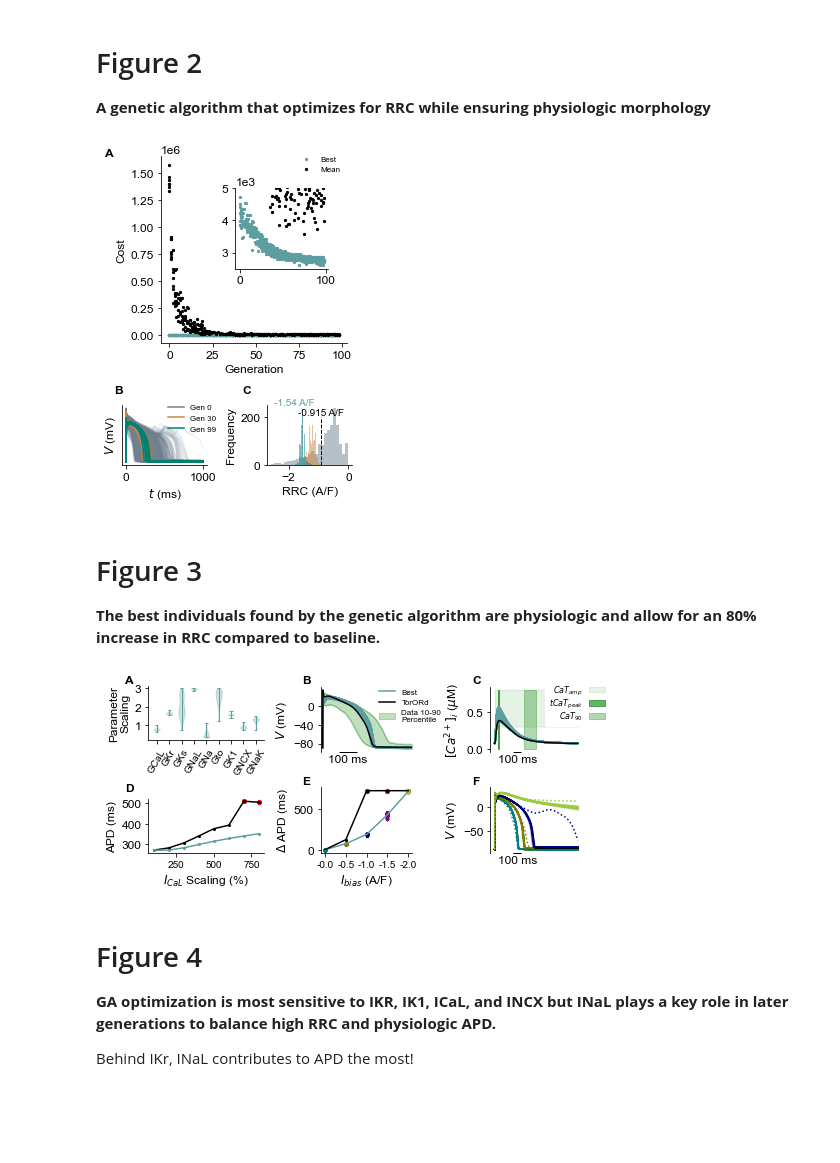
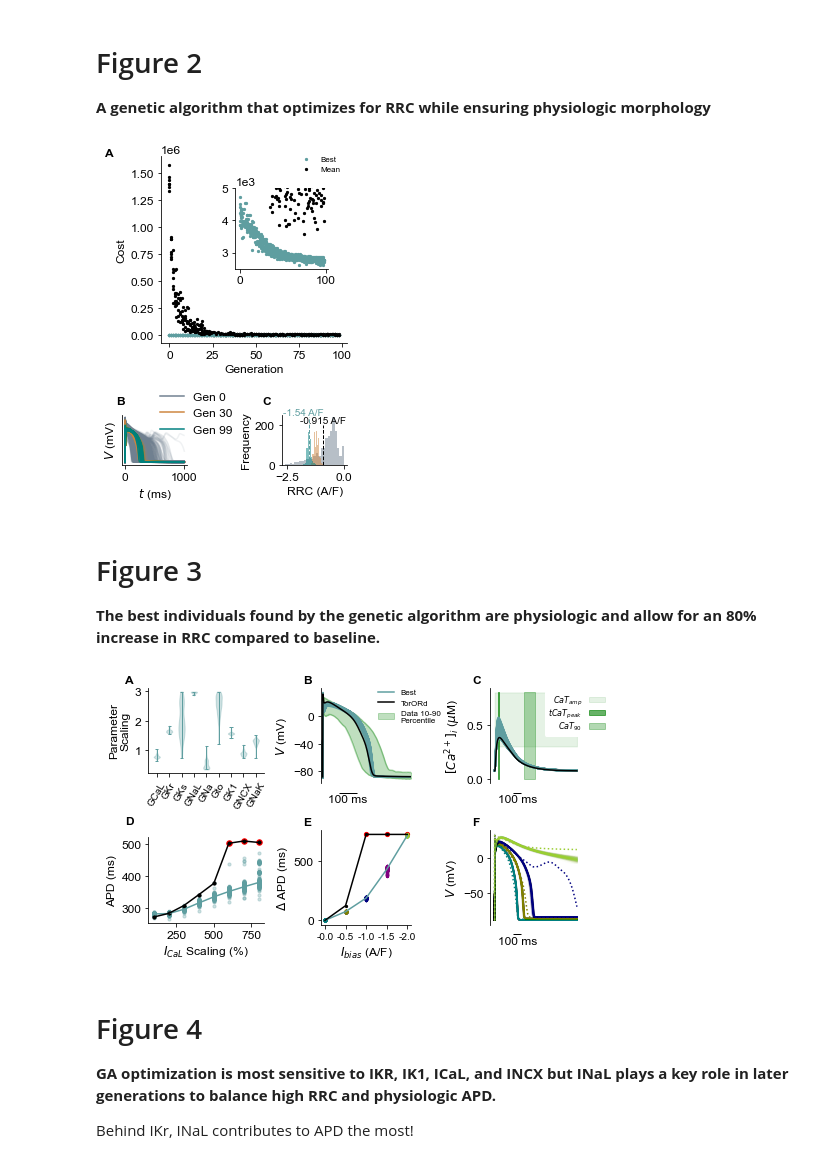
Before and after one commit to Christini-Lab/rrc-conductance-profile, a Jupyter notebook: reproduce_figures.ipynb, the cells around one changed output. Drawn from its saved outputs; the diff is of its cells as text; code cells hidden in the pictures; blank space fills up the shorter version.

```diff
--- a/reproduce_figures.ipynb
+++ b/reproduce_figures.ipynb
@@ -41,7 +41,8 @@ figures_path = './figures/'
 all_trials = pd.read_csv(data_path+'/all_data.csv.bz2')
 fig2_data = pd.read_csv(data_path+'/fig2_data.csv.bz2')
 cond_data = pickle.load(open(data_path+'/cond_data.pkl', 'rb'))
-robust_data = pickle.load(open(data_path+'/robust_data.pkl', 'rb'))
+#robust_data = pickle.load(open(data_path+'/robust_data.pkl', 'rb'))
+robust_data = pd.read_csv('./data/robust_data_ical.csv.bz2')
 best_data = pd.read_csv(data_path+'/best_data.csv.bz2')
 rrc_data = pd.read_csv(data_path+'/rrc_data.csv.bz2')
 sens_data = pd.read_csv(data_path+'/sens_opt.csv.bz2')
@@ -172,7 +173,7 @@ axs4.set_xlabel('Generation');
 axs4_in.set_ylim([-16000, 23000])
 #axs4.indicate_inset_zoom(axs4_in, edgecolor="black", alpha = 1)
 axs4_in.set_ylim([2500, 5000])
-axs4_in.legend(['Best', 'Mean'], loc='upper right', bbox_to_anchor = (1.2,1.5), frameon = False, fontsize=8)
+axs4_in.legend(['Best', 'Mean'], loc='upper right', bbox_to_anchor = (1.2,1.5), frameon = False, fontsize = 8)
 axs4_in.ticklabel_format(axis="y", style="sci", scilimits=(0,0))
 
 ##########################################################################################################################################################
@@ -195,7 +196,7 @@ axs5[0].set_ylabel('$V$ (mV)')
 axs5[0].set_xlabel('$t$ (ms)')
 axs5[0].tick_params(left=False)
 axs5[0].tick_params(labelleft=False)
-axs5[0].legend(frameon=False, loc = (0.5,0.5), fontsize=8)
+axs5[0].legend(frameon=False, loc = (0.5,0.5))
 
 axs5[1].set_ylabel('Frequency')
 axs5[1].set_xlabel('RRC (A/F)')
@@ -219,13 +220,13 @@ axs5[1].text(-0.3, 1.2, 'C', transform=axs5[1].transAxes, weight='bold')
 plt.savefig(figures_path+'fig2.pdf', trasparent=True)
 plt.savefig(figures_path+'fig2.png', trasparent=True)
 # %% [output]
-[figure, old version]
+[figure, new version]
 # %% [markdown]
 # Figure 3
 **The best individuals found by the genetic algorithm are physiologic and allow for an 80% increase in RRC compared to baseline.**
 # %%
 # SET UP FIGURE
-fig = plt.figure(figsize = (7, 3))
+fig = plt.figure(figsize = (7, 4))
 gs = GridSpec(nrows=1, ncols=2, figure = fig,  width_ratios=[1, 2])
 
 sub1 = fig.add_subfigure(gs[0])
@@ -271,29 +272,32 @@ axs[0, 1].plot(cond_data['BM']['dat']['engine.time'], np.array(cond_data['BM']['
 axs[0, 0].set_ylabel('$V$ (mV)')
 axs[0, 0].set_yticks(range(-80, 40, 40))
 axs[0, 0].set_xlim([-10, 500])
-axs[0, 0].legend(frameon = False, fontsize = 8, loc = (0.6, 0.4))
+axs[0, 0].legend(frameon = False, loc = (0.6, 0.6), fontsize = 8)
 
 axs[0, 1].set_ylabel('$[Ca^{2+}]_i$ ($\mu$M)')
 axs[0, 1].fill_between(cond_data['BM']['dat']['engine.time'], [3E-4*1000]*len(cond_data['BM']['dat']['engine.time']), [8E-4*1000]*len(cond_data['BM']['dat']['engine.time']), color='green', alpha = 0.1, label = '$CaT_{amp}$')
 axs[0, 1].fill_between(cond_data['BM']['dat']['engine.time'], 0.0008*1000, 0, where = (np.array(cond_data['BM']['dat']['engine.time'].tolist())>40) &  (np.array(cond_data['BM']['dat']['engine.time'].tolist())<60), color='green', alpha = 0.6, label = '$tCaT_{peak}$')
 axs[0, 1].fill_between(cond_data['BM']['dat']['engine.time'], 0.0008*1000, 0, where = (np.array(cond_data['BM']['dat']['engine.time'].tolist())>350) &  (np.array(cond_data['BM']['dat']['engine.time'].tolist())<500), color='green', alpha = 0.3, label = '$CaT_{90}$')
-axs[0, 1].legend(frameon = True, markerfirst=False, edgecolor = 'white', facecolor = 'white', framealpha=1, fontsize = 8, labelspacing = 0, loc = (0.6, 0.4))
+axs[0, 1].legend(frameon = True, fontsize = 8, markerfirst=False, edgecolor = 'white', facecolor = 'white', framealpha=1, labelspacing = 0, loc = (0.6, 0.5))
 #axs[0, 1].ticklabel_format(axis="y", style="sci", scilimits=(0,0))
 
 #########################################################################################################################
 
 # D) ICAL PURTURBATION
-ical_df = robust_data[robust_data['conductance']=='i_cal_pca_multiplier']
-axs1[1].plot(ical_df[ical_df['type']=='torord']['value']*100, ical_df[ical_df['type']=='torord']['apd90'].tolist(), label = 'torord', marker = 'o', color = 'black', markersize = 2)
-axs1[1].plot(ical_df[ical_df['type']=='optimized']['value']*100, ical_df[ical_df['type']=='optimized']['apd90'].tolist(), label = 'optimized', marker = 'o', color = 'cadetblue', markersize = 2)
+vals = [1, 2, 3, 4, 5, 6, 7, 8]
+for v in range(0, len(vals)):
+    data_og = list(robust_data['apd90_'+str(vals[v])])
+    data = [np.mean(eval(apds)) for apds in data_og if np.mean(eval(apds))<1000]
+    axs1[1].scatter([vals[v]*100]*len(data), data, color = 'cadetblue', s=10, alpha = 0.3)
+axs1[1].plot([v*100 for v in vals], [np.mean(eval(x)) for x in robust_data.filter(like = 'apd90').iloc[153]], color = 'cadetblue')
+
+baseline_data = robust_data[robust_data['type']=='baseline'].filter(like = 'apd90').reset_index(drop=True).iloc[0].to_list()
+b_data = [np.mean(eval(apds)) for apds in baseline_data]
+axs1[1].scatter([600, 700, 800], [b_data[5], b_data[6], b_data[7]], color = 'red', s = 30)
+axs1[1].scatter([v*100 for v in vals], b_data, color = 'Black', s = 10)
+axs1[1].plot([v*100 for v in vals], b_data, color = 'Black')
+axs1[1].set_ylabel('APD (ms)')
 axs1[1].set_xlabel('$I_{CaL}$ Scaling (%)')
-axs1[1].set_ylabel('APD (ms)')
-axs1[1].set_xticklabels([0, 250, 500, 750], fontsize = 10);
-
-
-for i in list(range(0, len(ical_df))):
-    if ical_df['result'][i] == 1:
-        axs1[1].scatter(ical_df['value'][i]*100, ical_df['apd90'][i], color = 'red', s = 18)
 
 #########################################################################################################################
 # E) RRC TRACES
@@ -327,34 +331,34 @@ for s in list(range(0,len(stims))):
 
     if stims[s] == 0.15:
         #do nothing
         axs[1,1].plot()
     else:
         for i in list(range(0, len(rrc_data['i_cal_pca_multiplier'])-1)):
             axs[1,1].plot(eval(rrc_data['t_'+str(stims[s])][i])[0], eval(rrc_data['v_'+str(stims[s])][i])[0], color = cols[s], alpha = 0.02)
 
         axs[1,1].plot(eval(rrc_data['t_'+str(stims[s])][len(rrc_data)-1])[0], eval(rrc_data['v_'+str(stims[s])][len(rrc_data)-1])[0], color = cols[s], label = str(stims[s])+'A/F', linestyle = 'dotted')
 
 axs[1,1].set_ylabel('$V$ (mV)')
 
 #########################################################################################################################
 # FORMAT X AXIS
 add_scalebar(axs, [[0,0], [1,1], [0,1]], y_pos = -0.3)
 
 #########################################################################################################################
 # LETTER LABELS
 axs1[0].text(-0.2, 1.05, 'A', transform=axs1[0].transAxes, weight='bold')
 axs[0,0].text(-0.2, 1.05, 'B', transform=axs[0,0].transAxes, weight='bold')
 axs[0,1].text(-0.2, 1.05, 'C', transform=axs[0,1].transAxes, weight='bold')
 axs1[1].text(-0.2, 1.15, 'D', transform=axs1[1].transAxes, weight='bold')
 axs[1,0].text(-0.2, 1.05, 'E', transform=axs[1,0].transAxes, weight='bold')
 axs[1,1].text(-0.2, 1.05, 'F', transform=axs[1,1].transAxes, weight='bold')
 
 #########################################################################################################################
 # SAVE FIGURE
 plt.savefig(figures_path+'fig3.pdf', trasparent=True)
 plt.savefig(figures_path+'fig3.png', trasparent=True, dpi = 600)
 # %% [output]
-[figure, old version]
+[figure, new version]
 # %% [markdown]
 # Figure 4
 **GA optimization is most sensitive to IKR, IK1, ICaL, and INCX but INaL plays a key role in later generations to balance high RRC and physiologic APD.**
```
Also changed, not shown: parts of 7 cells of this notebook, 31 other files.
